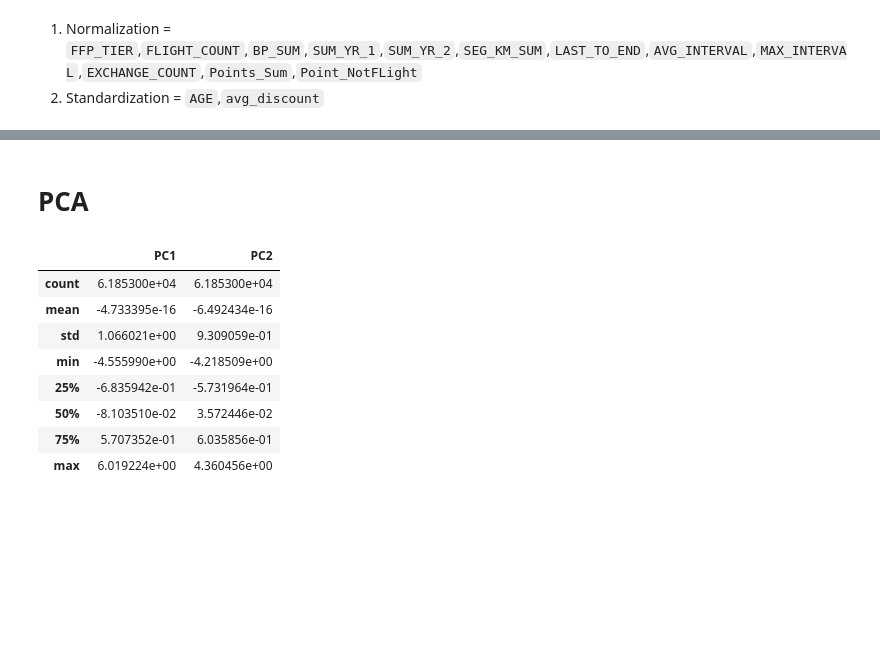
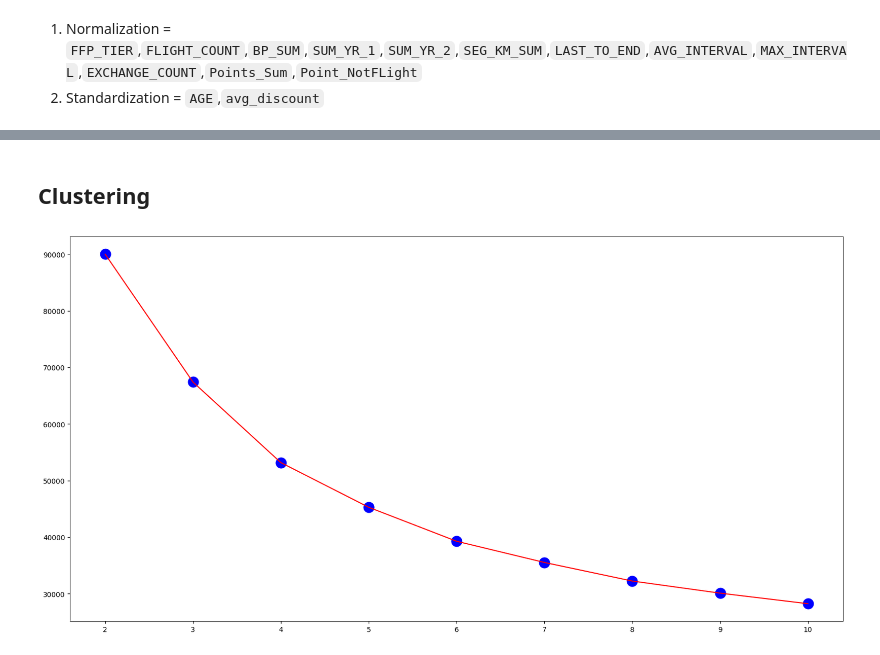
Before and after one commit to gbriansatria/Final-Project-Raka-MAX, a Jupyter notebook: Homework Stage 3/Homework Unsupervised Learning.ipynb, the cells around one changed output, grey strips where cells are left out. Cells and saved outputs as stored; diff of their text form; code cells hidden in the pictures; blank space fills up the shorter version.

```diff
--- a/Homework Stage 3/Homework Unsupervised Learning.ipynb
+++ b/Homework Stage 3/Homework Unsupervised Learning.ipynb
@@ -430,19 +430,24 @@ final_df[numerical].describe()
 | 75% | 0.000000 | 5.574483e-01 | 0.061611 | 0.025677 | 0.027551 | 0.029515 | 0.036407 | 0.354795 | 0.113324 | ... |
 | max | 1.000000 | 5.009124e+00 | 1.000000 | 1.000000 | 1.000000 | 1.000000 | 1.000000 | 1.000000 | 1.000000 | ... |
 # %% [markdown]
-# PCA
+## Clustering
 # %%
-from sklearn.decomposition import PCA
-pcs = PCA(n_components=2).fit_transform(final_df[numerical])
-new_final = pd.DataFrame(data=pcs, columns=['PC1','PC2'])
-new_final.describe()
+#from sklearn.decomposition import PCA
+#pcs = PCA(n_components=4).fit_transform(final_df[numerical])
+#new_final = pd.DataFrame(data=pcs, columns=['PC1','PC2','PC3','PC4'])
+#new_final.describe()
-# %% [output]
-|  | PC1 | PC2 |
-| count | 6.185300e+04 | 6.185300e+04 |
-| mean | -4.733395e-16 | -6.492434e-16 |
-| std | 1.066021e+00 | 9.309059e-01 |
-| min | -4.555990e+00 | -4.218509e+00 |
-| 25% | -6.835942e-01 | -5.731964e-01 |
-| 50% | -8.103510e-02 | 3.572446e-02 |
-| 75% | 5.707352e-01 | 6.035856e-01 |
-| max | 6.019224e+00 | 4.360456e+00 |
+# %%
+from sklearn.cluster import KMeans
+inertia = []
+
+for i in range(2, 11):
+    clusteringK = KMeans(n_clusters=i,init='k-means++',max_iter=300,n_init=10,random_state=0)
+    clusteringK.fit(final_df)
+    inertia.append(clusteringK.inertia_)
+
+plt.figure(figsize=(20, 10))
+sns.lineplot(x=range(2, 11), y=inertia, color='r')
+sns.scatterplot(x=range(2, 11), y=inertia, s=300, color='b')
+plt.show()
+# %% [output]
+[figure, added]
```
Also changed, not shown: parts of 1 cell of this notebook.
